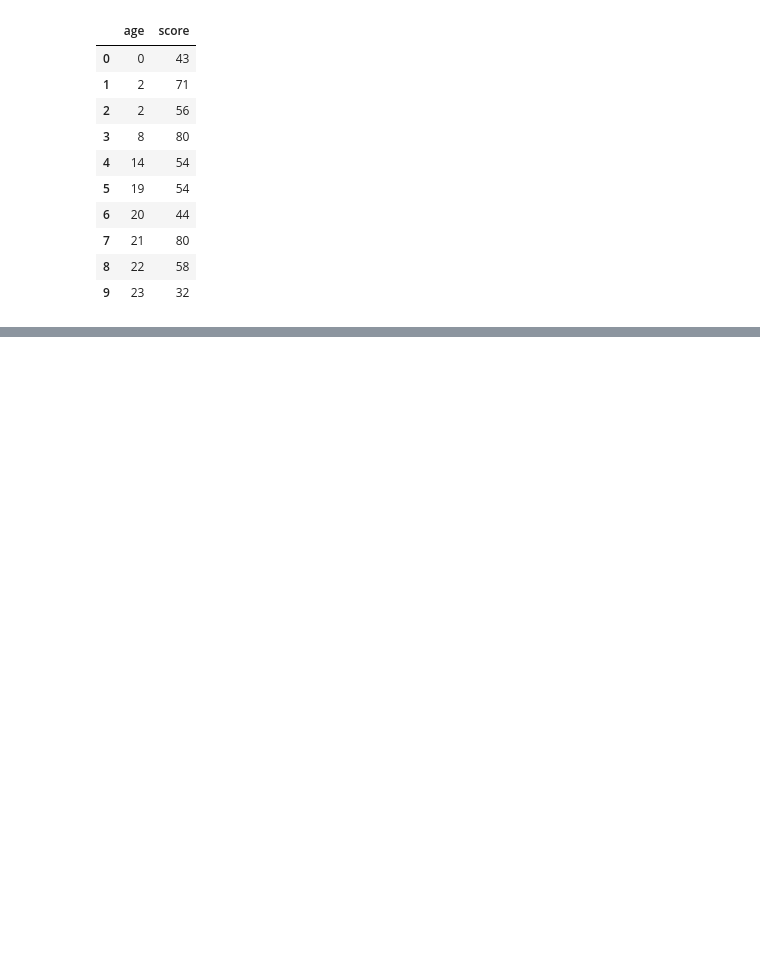
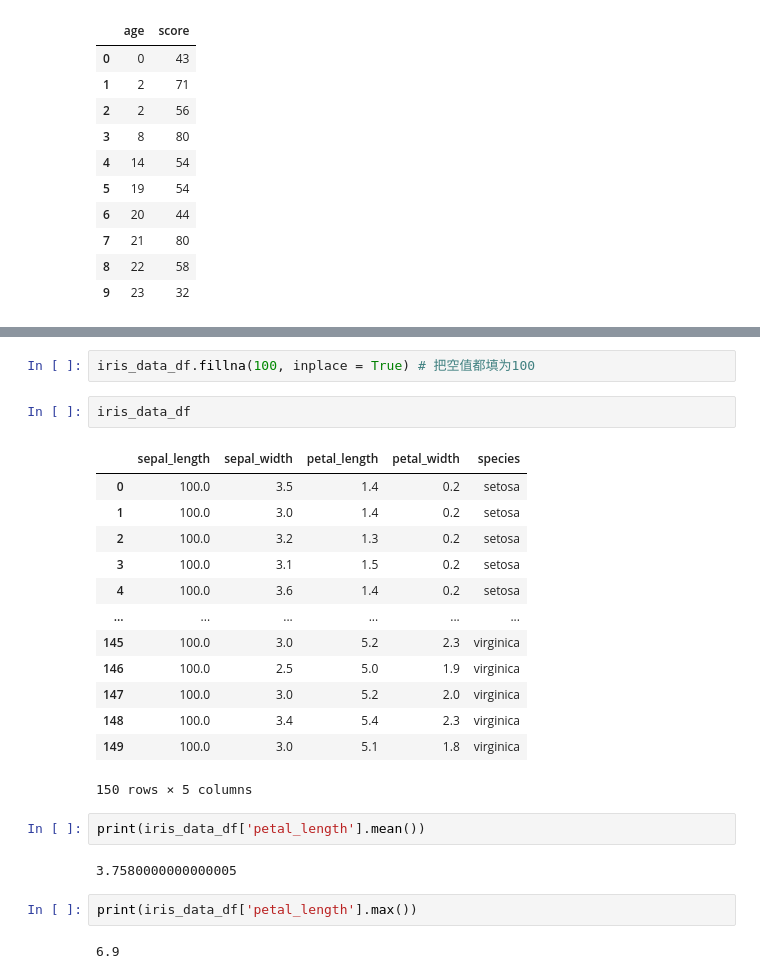
Before and after one commit to AntonShih/pandas_practice, a Jupyter notebook: pandas_intro.ipynb, the cells around one changed output, grey strips where cells are left out. Cells and saved outputs as stored; diff of their text form; blank space fills up the shorter version.

```diff
--- a/pandas_intro.ipynb
+++ b/pandas_intro.ipynb
@@ -77,0 +154,26 @@ local_df
+# %%
+iris_data_df.fillna(100, inplace = True) # 把空值都填为100
+# %%
+iris_data_df
+# %% [output]
+|  | sepal_length | sepal_width | petal_length | petal_width | species |
+| 0 | 100.0 | 3.5 | 1.4 | 0.2 | setosa |
+| 1 | 100.0 | 3.0 | 1.4 | 0.2 | setosa |
+| 2 | 100.0 | 3.2 | 1.3 | 0.2 | setosa |
+| 3 | 100.0 | 3.1 | 1.5 | 0.2 | setosa |
+| 4 | 100.0 | 3.6 | 1.4 | 0.2 | setosa |
+| ... | ... | ... | ... | ... | ... |
+| 145 | 100.0 | 3.0 | 5.2 | 2.3 | virginica |
+| 146 | 100.0 | 2.5 | 5.0 | 1.9 | virginica |
+| 147 | 100.0 | 3.0 | 5.2 | 2.0 | virginica |
+| 148 | 100.0 | 3.4 | 5.4 | 2.3 | virginica |
+| 149 | 100.0 | 3.0 | 5.1 | 1.8 | virginica |
+150 rows × 5 columns
+# %%
+print(iris_data_df['petal_length'].mean())
+# %% [output]
+3.7580000000000005
+# %%
+print(iris_data_df['petal_length'].max())
+# %% [output]
+6.9
```
Also changed, not shown: parts of 7 cells of this notebook.
